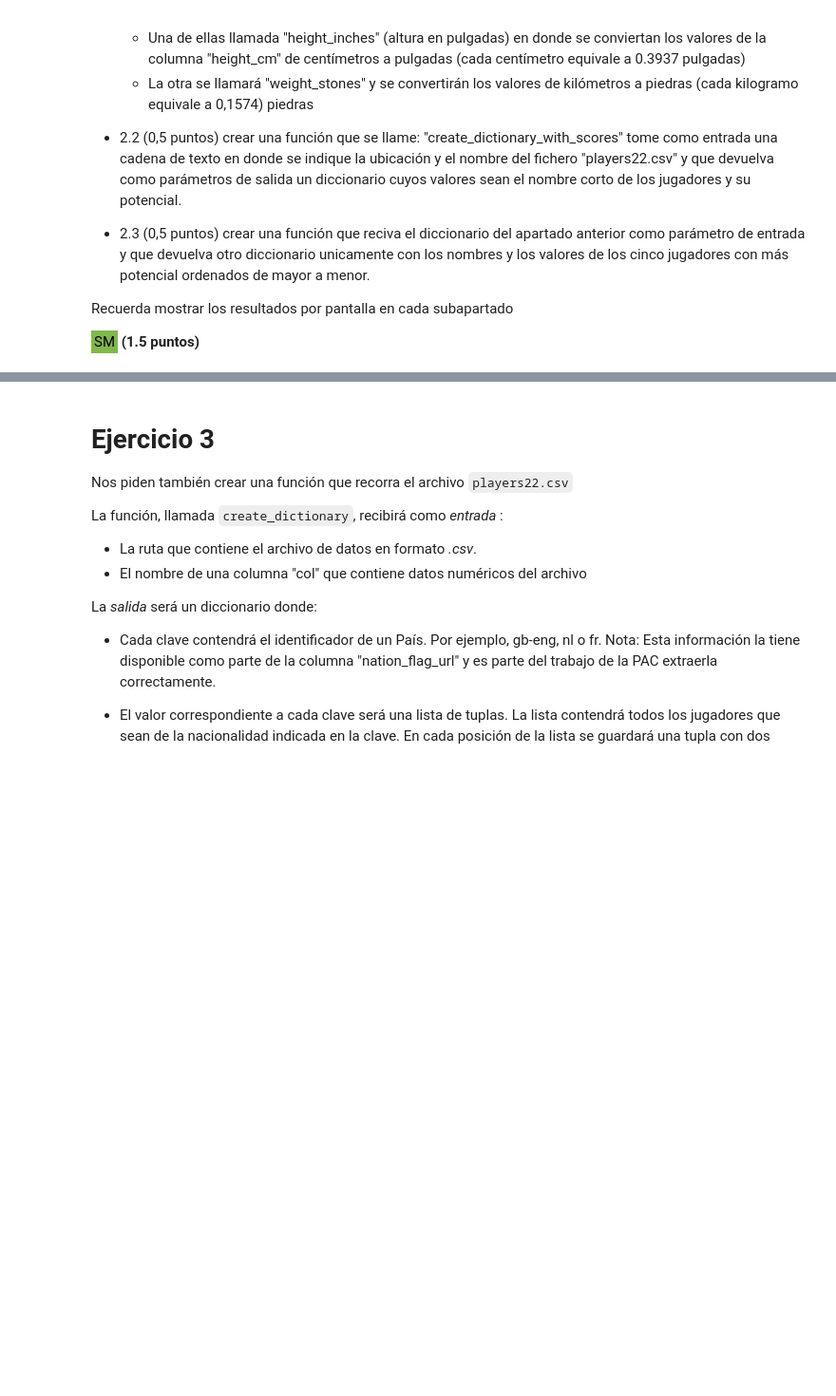
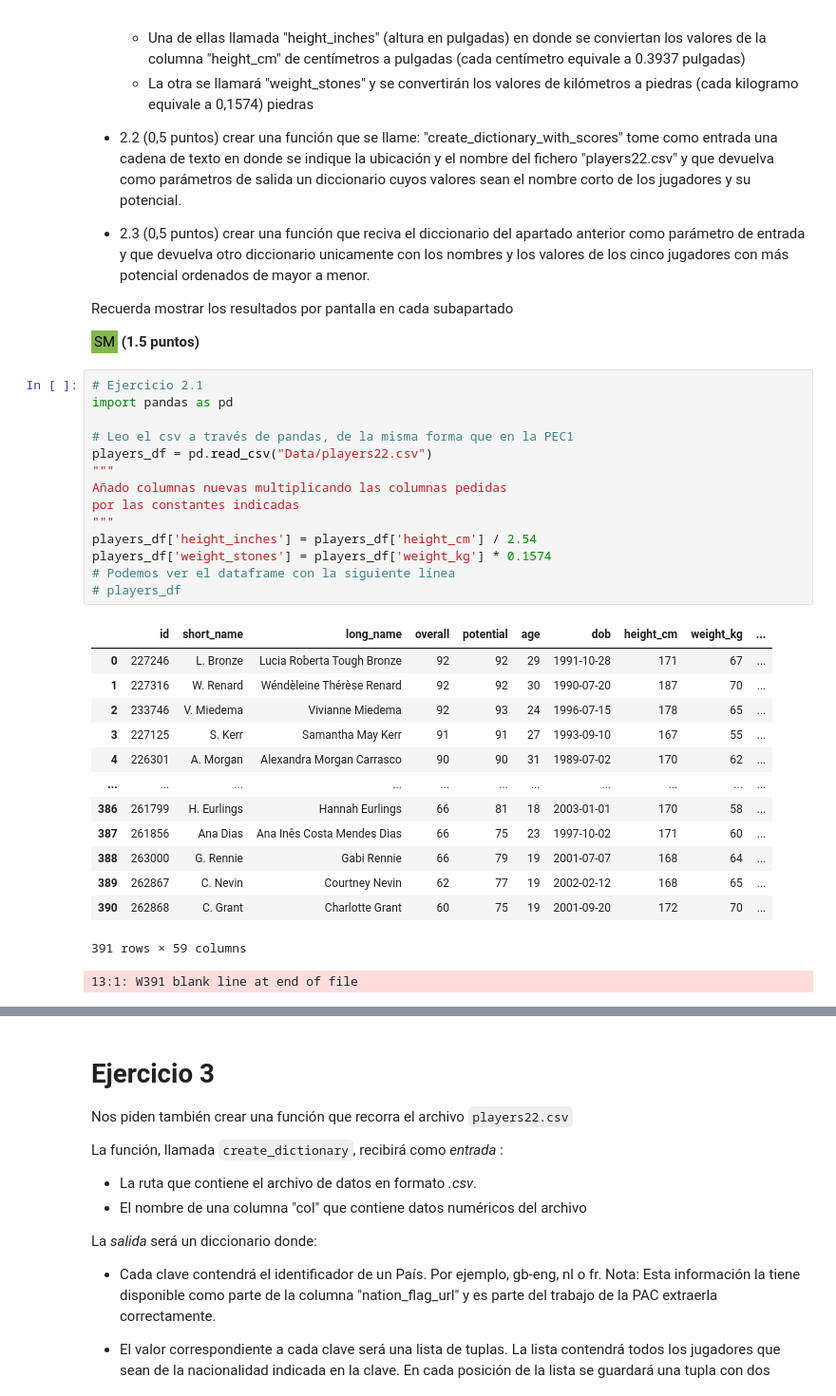
Before and after one commit to aloarte/pcd_solutions, a Jupyter notebook: PEC2/ES-PAC2-Enunciado.ipynb, the cells around one changed output, grey strips where cells are left out. Shown at 95% size. Drawn from its saved outputs; the diff is of its cells as text; blank space fills up the shorter version.

```diff
--- a/PEC2/ES-PAC2-Enunciado.ipynb
+++ b/PEC2/ES-PAC2-Enunciado.ipynb
@@ -151,3 +149,32 @@ Un equipo de e-sports quiere diseñar diferentes funcionalidades para procesar i
 Recuerda mostrar los resultados por pantalla en cada subapartado
 
 <span style="font-family: Courier New; background-color: #82b74b; color: #000000; padding: 3px; ">SM</span> **(1.5 puntos)**
+# %%
+# Ejercicio 2.1
+import pandas as pd
+
+# Leo el csv a través de pandas, de la misma forma que en la PEC1
+players_df = pd.read_csv("Data/players22.csv")
+"""
+Añado columnas nuevas multiplicando las columnas pedidas
+por las constantes indicadas
+"""
+players_df['height_inches'] = players_df['height_cm'] / 2.54
+players_df['weight_stones'] = players_df['weight_kg'] * 0.1574
+# Podemos ver el dataframe con la siguiente línea
+# players_df
+# %% [output]
+|  | id | short_name | long_name | overall | potential | age | dob | height_cm | weight_kg | ... |
+| 0 | 227246 | L. Bronze | Lucia Roberta Tough Bronze | 92 | 92 | 29 | 1991-10-28 | 171 | 67 | ... |
+| 1 | 227316 | W. Renard | Wéndèleine Thérèse Renard | 92 | 92 | 30 | 1990-07-20 | 187 | 70 | ... |
+| 2 | 233746 | V. Miedema | Vivianne Miedema | 92 | 93 | 24 | 1996-07-15 | 178 | 65 | ... |
+| 3 | 227125 | S. Kerr | Samantha May Kerr | 91 | 91 | 27 | 1993-09-10 | 167 | 55 | ... |
+| 4 | 226301 | A. Morgan | Alexandra Morgan Carrasco | 90 | 90 | 31 | 1989-07-02 | 170 | 62 | ... |
+| ... | ... | ... | ... | ... | ... | ... | ... | ... | ... | ... |
+| 386 | 261799 | H. Eurlings | Hannah Eurlings | 66 | 81 | 18 | 2003-01-01 | 170 | 58 | ... |
+| 387 | 261856 | Ana Dias | Ana Inês Costa Mendes Dias | 66 | 75 | 23 | 1997-10-02 | 171 | 60 | ... |
+| 388 | 263000 | G. Rennie | Gabi Rennie | 66 | 79 | 19 | 2001-07-07 | 168 | 64 | ... |
+| 389 | 262867 | C. Nevin | Courtney Nevin | 62 | 77 | 19 | 2002-02-12 | 168 | 65 | ... |
+| 390 | 262868 | C. Grant | Charlotte Grant | 60 | 75 | 19 | 2001-09-20 | 172 | 70 | ... |
+391 rows × 59 columns
+13:1: W391 blank line at end of file
```
Also changed, not shown: parts of 3 cells of this notebook, 1 other file.
